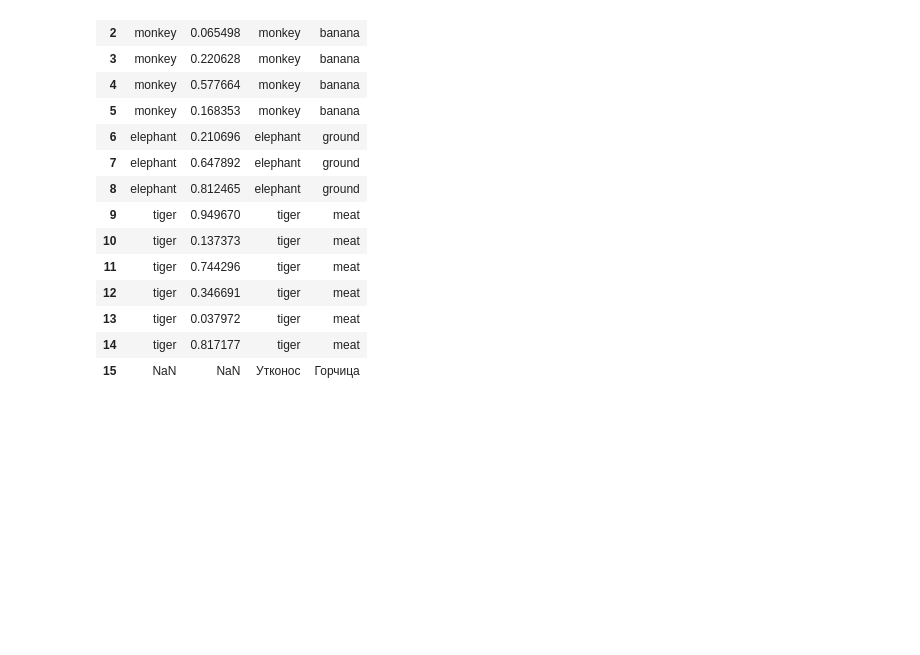
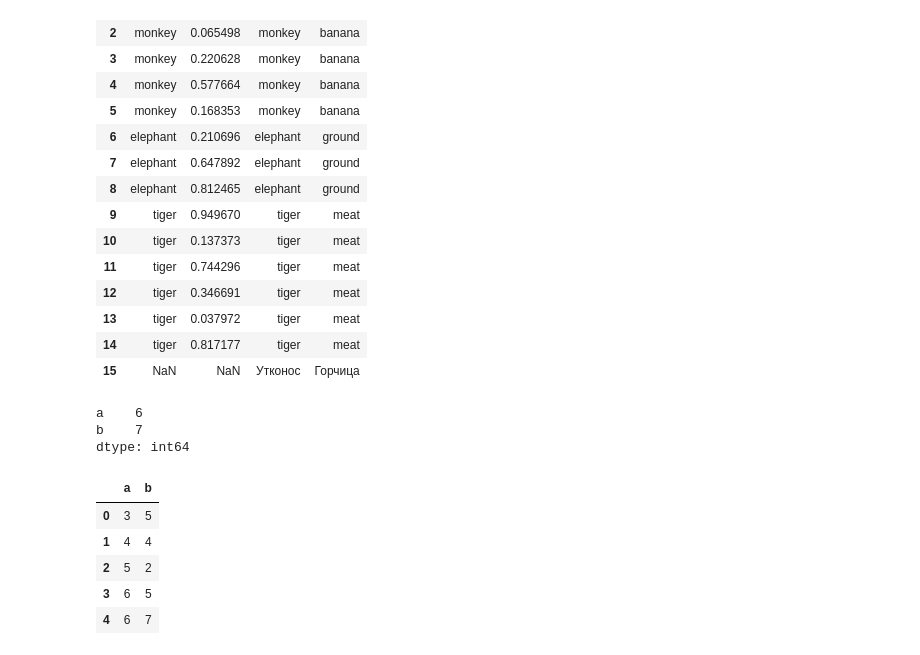
Before and after one commit to Dranikf/bel_hard_solutions, a Jupyter notebook: pandas/pandas_labs.ipynb, the cells around one changed output. Saved outputs shown, nothing was run; the diff lists cells and outputs as text; code cells hidden in the pictures; blank space fills up the shorter version.

```diff
--- a/pandas/pandas_labs.ipynb
+++ b/pandas/pandas_labs.ipynb
@@ -679,3 +679,34 @@ animals.merge(
 | 13 | tiger | 0.037972 | tiger | meat |
 | 14 | tiger | 0.817177 | tiger | meat |
 | 15 | NaN | NaN | Утконос | Горчица |
+# %%
+pd.Series({'a':6,'b':7},)
+# %% [output]
+a    6
+b    7
+dtype: int64
+# %%
+data = pd.DataFrame({
+    'a':[3,4,5,6],
+    'b':[5,4,2,5]
+})
+
+# pd.concat(
+#     [
+#         data,
+#         pd.DataFrame({
+#             "a":[5],
+#             "b":[6]
+#         })
+#     ],
+#     ignore_index = True
+# )
+
+data.append(pd.Series({'a':6,'b':7}), ignore_index = True)
+# %% [output]
+|  | a | b |
+| 0 | 3 | 5 |
+| 1 | 4 | 4 |
+| 2 | 5 | 2 |
+| 3 | 6 | 5 |
+| 4 | 6 | 7 |
```
Also changed, not shown: 1 other file.
